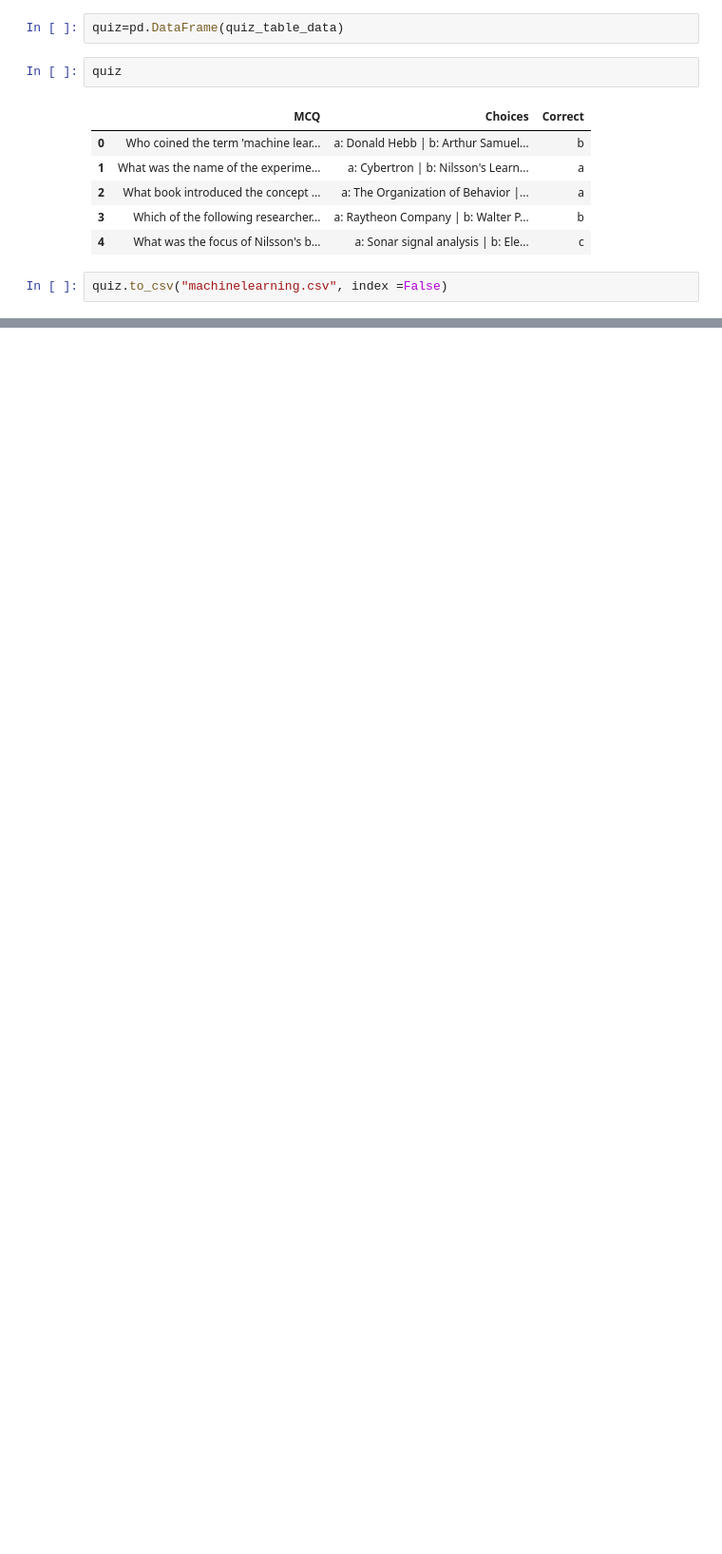
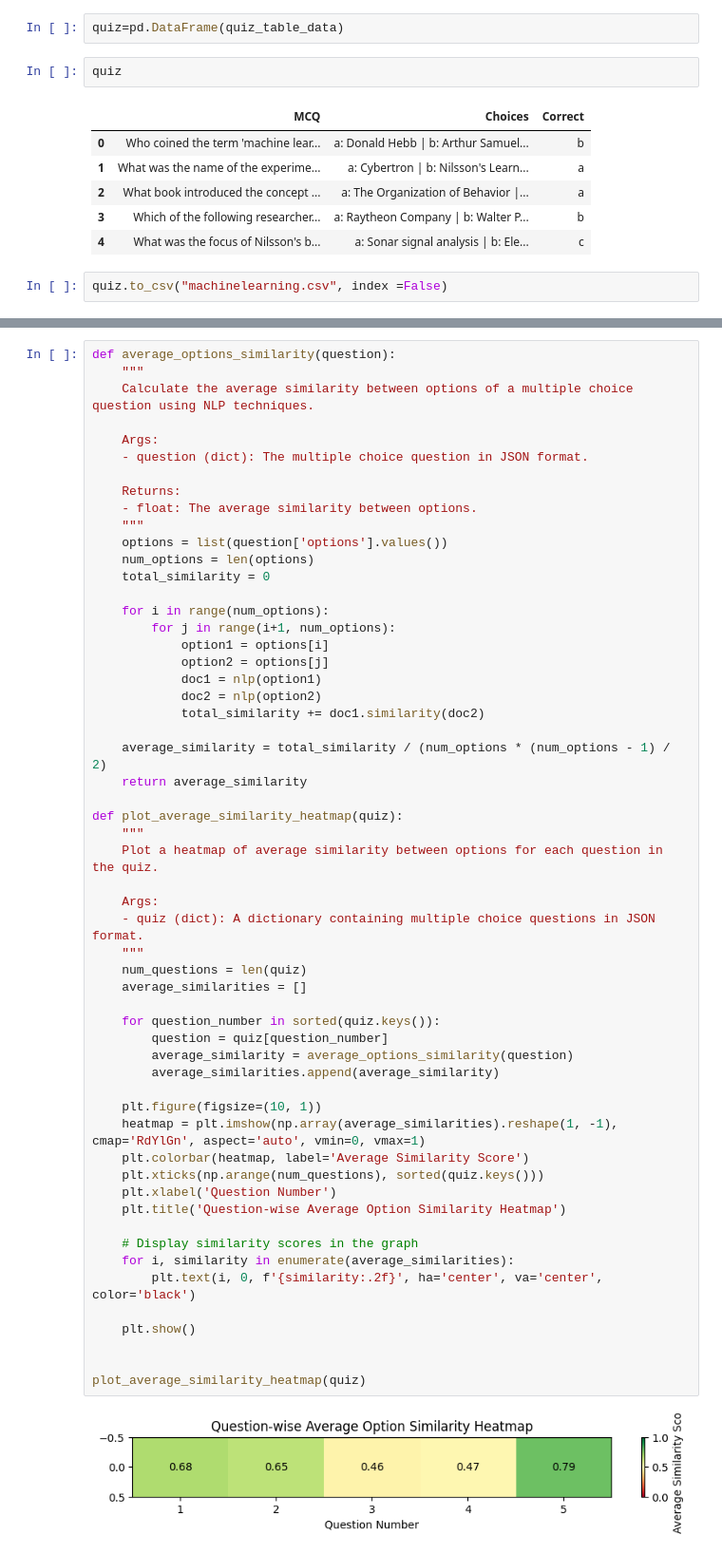
Before and after one commit to prathicc/mcq, a Jupyter notebook: experiment/mcq.ipynb, the cells around one changed output, grey strips where cells are left out. Shown: that part at 95% size. Drawn from its saved outputs; the diff is of its cells as text; blank space fills up the shorter version.

```diff
--- a/experiment/mcq.ipynb
+++ b/experiment/mcq.ipynb
@@ -207,0 +390,58 @@ quiz.to_csv("machinelearning.csv", index =False)
+# %%
+def average_options_similarity(question):
+    """
+    Calculate the average similarity between options of a multiple choice question using NLP techniques.
+
+    Args:
+    - question (dict): The multiple choice question in JSON format.
+
+    Returns:
+    - float: The average similarity between options.
+    """
+    options = list(question['options'].values())
+    num_options = len(options)
+    total_similarity = 0
+
+    for i in range(num_options):
+        for j in range(i+1, num_options):
+            option1 = options[i]
+            option2 = options[j]
+            doc1 = nlp(option1)
+            doc2 = nlp(option2)
+            total_similarity += doc1.similarity(doc2)
+
+    average_similarity = total_similarity / (num_options * (num_options - 1) / 2)
+    return average_similarity
+
+def plot_average_similarity_heatmap(quiz):
+    """
+    Plot a heatmap of average similarity between options for each question in the quiz.
+
+    Args:
+    - quiz (dict): A dictionary containing multiple choice questions in JSON format.
+    """
+    num_questions = len(quiz)
+    average_similarities = []
+
+    for question_number in sorted(quiz.keys()):
+        question = quiz[question_number]
+        average_similarity = average_options_similarity(question)
+        average_similarities.append(average_similarity)
+
+    plt.figure(figsize=(10, 1))
+    heatmap = plt.imshow(np.array(average_similarities).reshape(1, -1), cmap='RdYlGn', aspect='auto', vmin=0, vmax=1)
+    plt.colorbar(heatmap, label='Average Similarity Score')
+    plt.xticks(np.arange(num_questions), sorted(quiz.keys()))
+    plt.xlabel('Question Number')
+    plt.title('Question-wise Average Option Similarity Heatmap')
+
+    # Display similarity scores in the graph
+    for i, similarity in enumerate(average_similarities):
+        plt.text(i, 0, f'{similarity:.2f}', ha='center', va='center', color='black')
+
+    plt.show()
+
+
+plot_average_similarity_heatmap(quiz)
+# %% [output]
+[figure, added]
```
Also changed, not shown: parts of 11 cells of this notebook, 6 other files.
